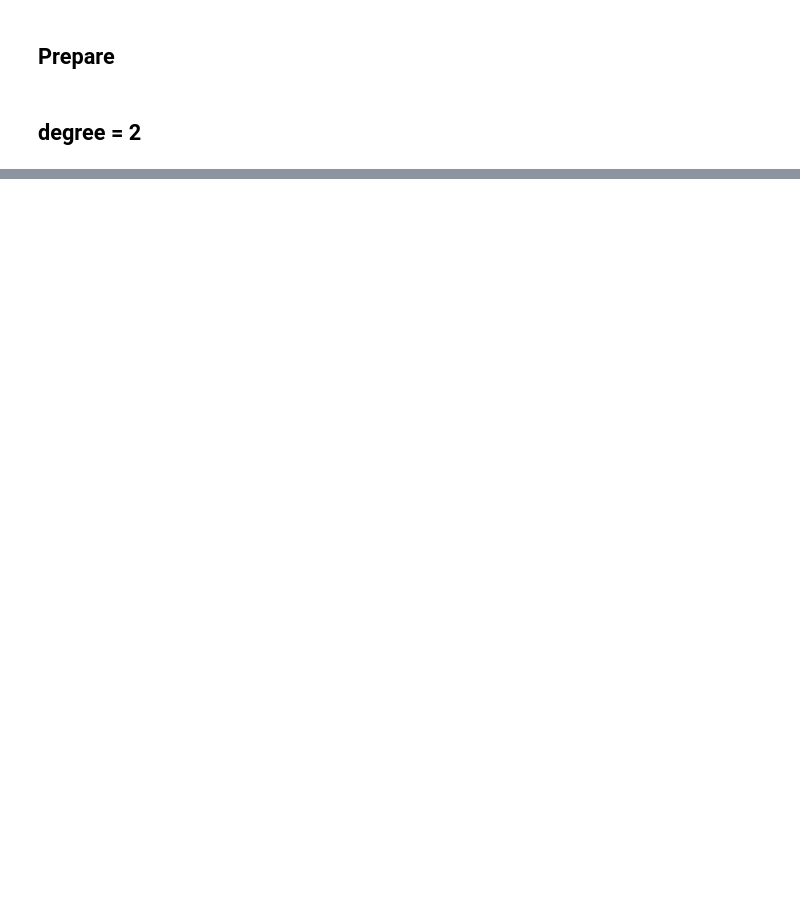
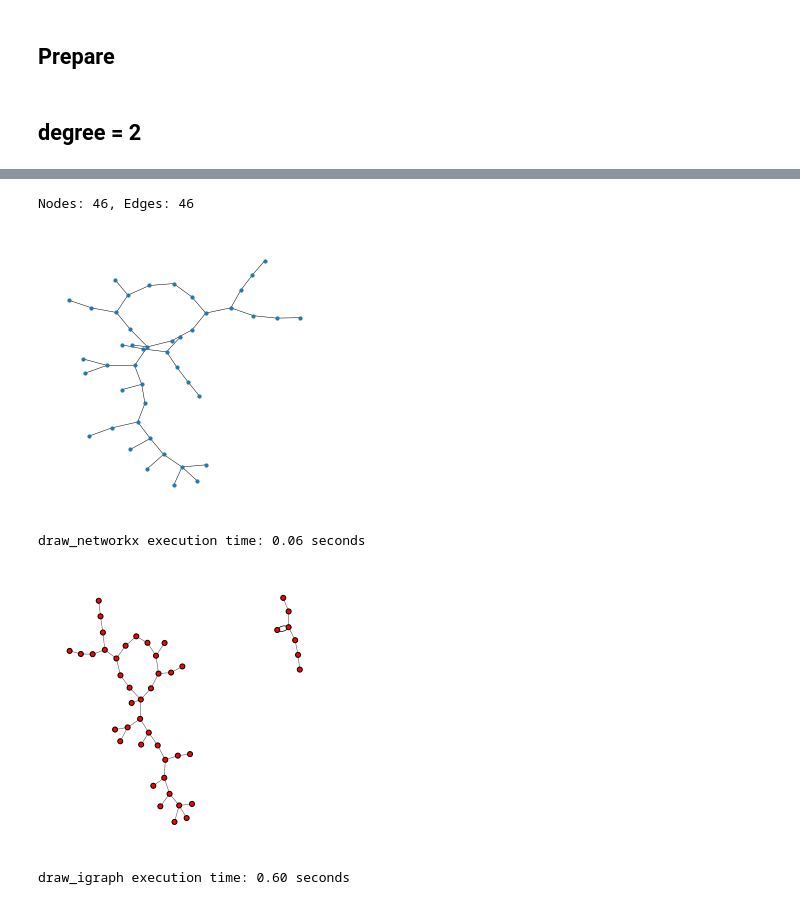
Before and after one commit to momijiro/tech-blogs, a Jupyter notebook: 240419/comapare_networkx_and_igraph.ipynb, the cells around one changed output, grey strips where cells are left out. Drawn from its saved outputs; the diff is of its cells as text; code cells hidden in the pictures; blank space fills up the shorter version.

```diff
--- a/240419/comapare_networkx_and_igraph.ipynb
+++ b/240419/comapare_networkx_and_igraph.ipynb
@@ -74,3 +92,11 @@ draw_igraph execution time: 0.12 seconds
+# %%
+main(46, 2)
+# %% [output]
+Nodes: 46, Edges: 46
+[figure, added]
+draw_networkx execution time: 0.06 seconds
+[figure, added]
+draw_igraph execution time: 0.60 seconds
 # %%
 main(100, 2)
 # %% [output]
```
Also changed, not shown: parts of 74 cells of this notebook.
